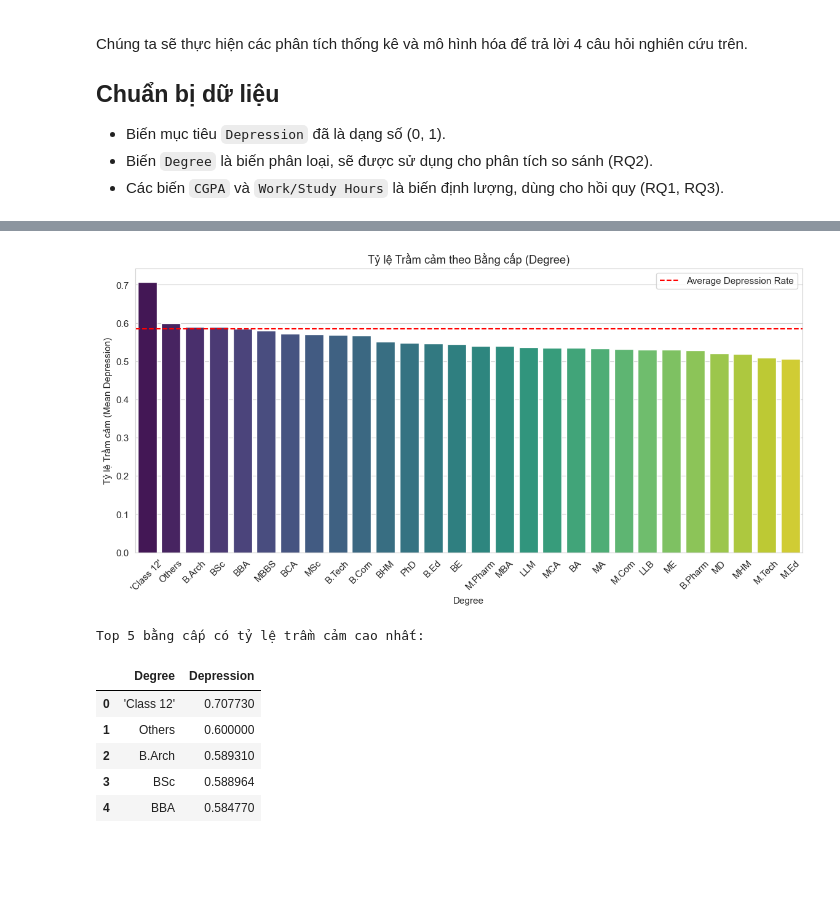
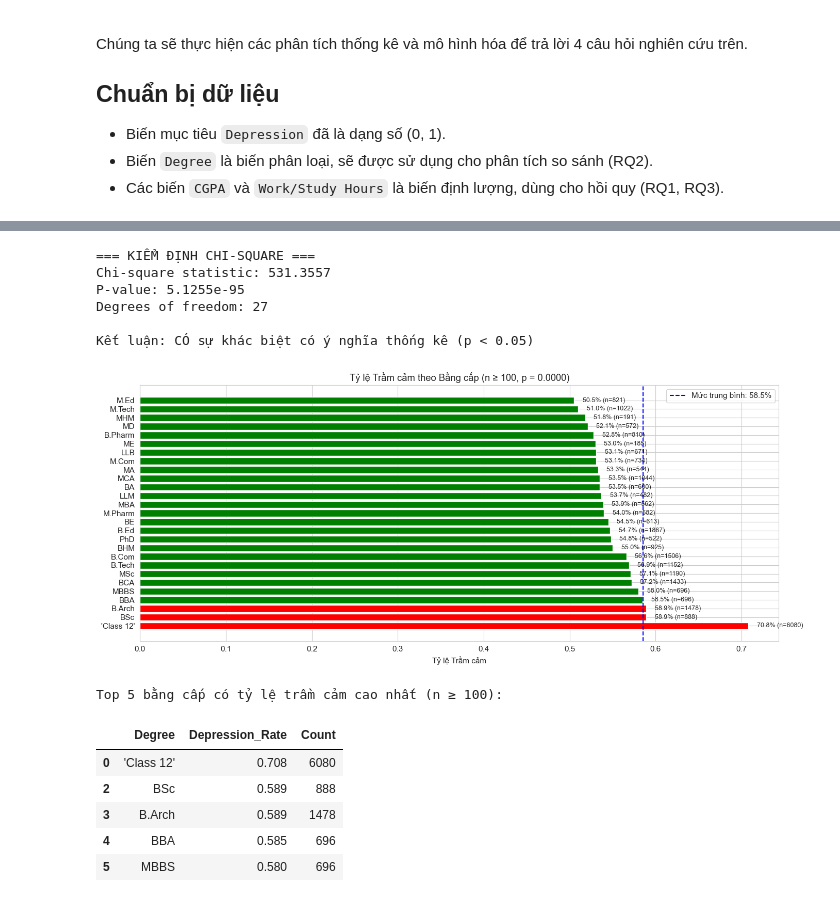
Before and after one commit to p1neapplechoco/StudentDepression, a Jupyter notebook: notebooks/05_work.ipynb, the cells around one changed output, grey strips where cells are left out. Cells and saved outputs as stored; diff of their text form; code cells hidden in the pictures; blank space fills up the shorter version.

```diff
--- a/notebooks/05_work.ipynb
+++ b/notebooks/05_work.ipynb
@@ -278,29 +288,70 @@ plt.show()
 # %%
 ## RQ8: Sự khác biệt theo Bằng cấp (Degree)
+from scipy.stats import chi2_contingency
 
 # Tính tỷ lệ trầm cảm theo từng loại bằng cấp
-degree_depression = df.groupby('Degree')['Depression'].mean().sort_values(ascending=False).reset_index()
+degree_depression = df.groupby('Degree').agg({
+    'Depression': ['mean', 'count']
+}).round(3)
+degree_depression.columns = ['Depression_Rate', 'Count']
+degree_depression = degree_depression.sort_values('Depression_Rate', ascending=False).reset_index()
 
+# Lọc các Degree có ít nhất 100 sinh viên để tránh bias
+degree_depression_filtered = degree_depression[degree_depression['Count'] >= 100].copy()
+
+# Chi-square test để kiểm tra sự khác biệt có ý nghĩa
+contingency_table = pd.crosstab(df['Degree'], df['Depression'])
+chi2, p_value, dof, expected = chi2_contingency(contingency_table)
+
+print(f"\n=== KIỂM ĐỊNH CHI-SQUARE ===")
+print(f"Chi-square statistic: {chi2:.4f}")
+print(f"P-value: {p_value:.4e}")
+print(f"Degrees of freedom: {dof}")
+
+if p_value < 0.05:
+    print(f"\nKết luận: CÓ sự khác biệt có ý nghĩa thống kê (p < 0.05)")
+else:
+    print(f"\nKết luận: KHÔNG có sự khác biệt có ý nghĩa thống kê (p >= 0.05)")
+
+# Visualization
 plt.figure(figsize=(14, 6))
-sns.barplot(data=degree_depression, x='Degree', y='Depression', palette='viridis')
-plt.title('Tỷ lệ Trầm cảm theo Bằng cấp (Degree)')
-plt.ylabel('Tỷ lệ Trầm cảm (Mean Depression)')
-plt.xticks(rotation=45)
-plt.axhline(y=df['Depression'].mean(), color='red', linestyle='--', label='Average Depression Rate')
+bars = plt.barh(range(len(degree_depression_filtered)),
+                degree_depression_filtered['Depression_Rate'],
+                color=['red' if x > df['Depression'].mean() else 'green'
+                       for x in degree_depression_filtered['Depression_Rate']])
+plt.yticks(range(len(degree_depression_filtered)), degree_depression_filtered['Degree'])
+plt.xlabel('Tỷ lệ Trầm cảm')
+plt.title(f'Tỷ lệ Trầm cảm theo Bằng cấp (n ≥ 100, p = {p_value:.4f})')
+plt.axvline(x=df['Depression'].mean(), color='blue', linestyle='--',
+            label=f'Mức trung bình: {df["Depression"].mean():.1%}')
+
+# Thêm annotation
+for i, (idx, row) in enumerate(degree_depression_filtered.iterrows()):
+    plt.text(row['Depression_Rate'] + 0.01, i,
+            f"{row['Depression_Rate']:.1%} (n={int(row['Count'])})",
+            va='center', fontsize=9)
+
 plt.legend()
+plt.tight_layout()
 plt.show()
 
-print('Top 5 bằng cấp có tỷ lệ trầm cảm cao nhất:')
-display(degree_depression.head())
+print('\nTop 5 bằng cấp có tỷ lệ trầm cảm cao nhất (n ≥ 100):')
+display(degree_depression_filtered.head())
 # %% [output]
+=== KIỂM ĐỊNH CHI-SQUARE ===
+Chi-square statistic: 531.3557
+P-value: 5.1255e-95
+Degrees of freedom: 27
+
+Kết luận: CÓ sự khác biệt có ý nghĩa thống kê (p < 0.05)
-[figure, old version]
+[figure, new version]
-Top 5 bằng cấp có tỷ lệ trầm cảm cao nhất:
+Top 5 bằng cấp có tỷ lệ trầm cảm cao nhất (n ≥ 100):
-|  | Degree | Depression |
-| 0 | 'Class 12' | 0.707730 |
-| 1 | Others | 0.600000 |
-| 2 | B.Arch | 0.589310 |
-| 3 | BSc | 0.588964 |
-| 4 | BBA | 0.584770 |
+|  | Degree | Depression_Rate | Count |
+| 0 | 'Class 12' | 0.708 | 6080 |
+| 2 | BSc | 0.589 | 888 |
+| 3 | B.Arch | 0.589 | 1478 |
+| 4 | BBA | 0.585 | 696 |
+| 5 | MBBS | 0.580 | 696 |
 # %%
 ## RQ9: Xác định "Ngưỡng chịu đựng" cho Work/Study Hours
 
```
Also changed, not shown: parts of 5 cells of this notebook, 4 other files.
